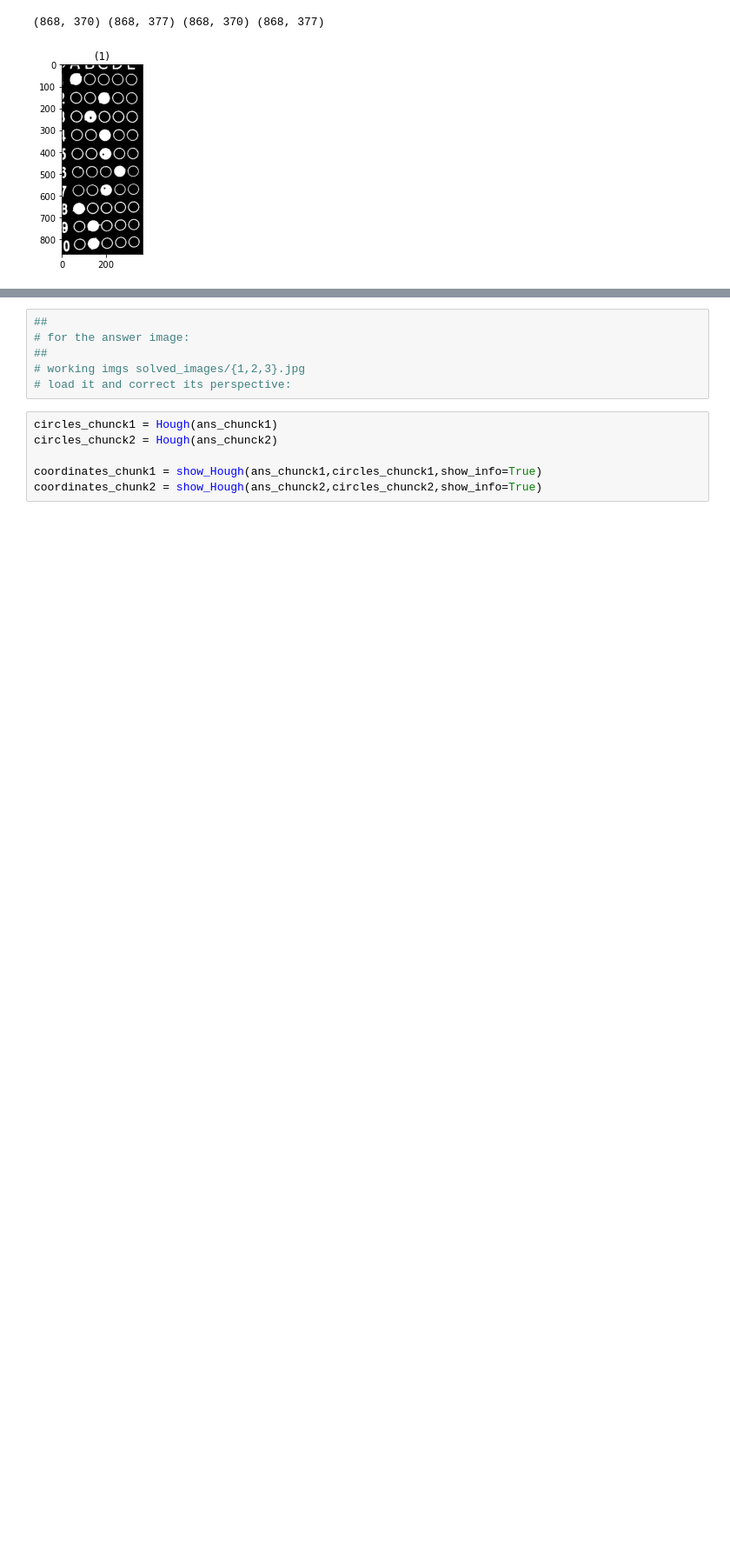
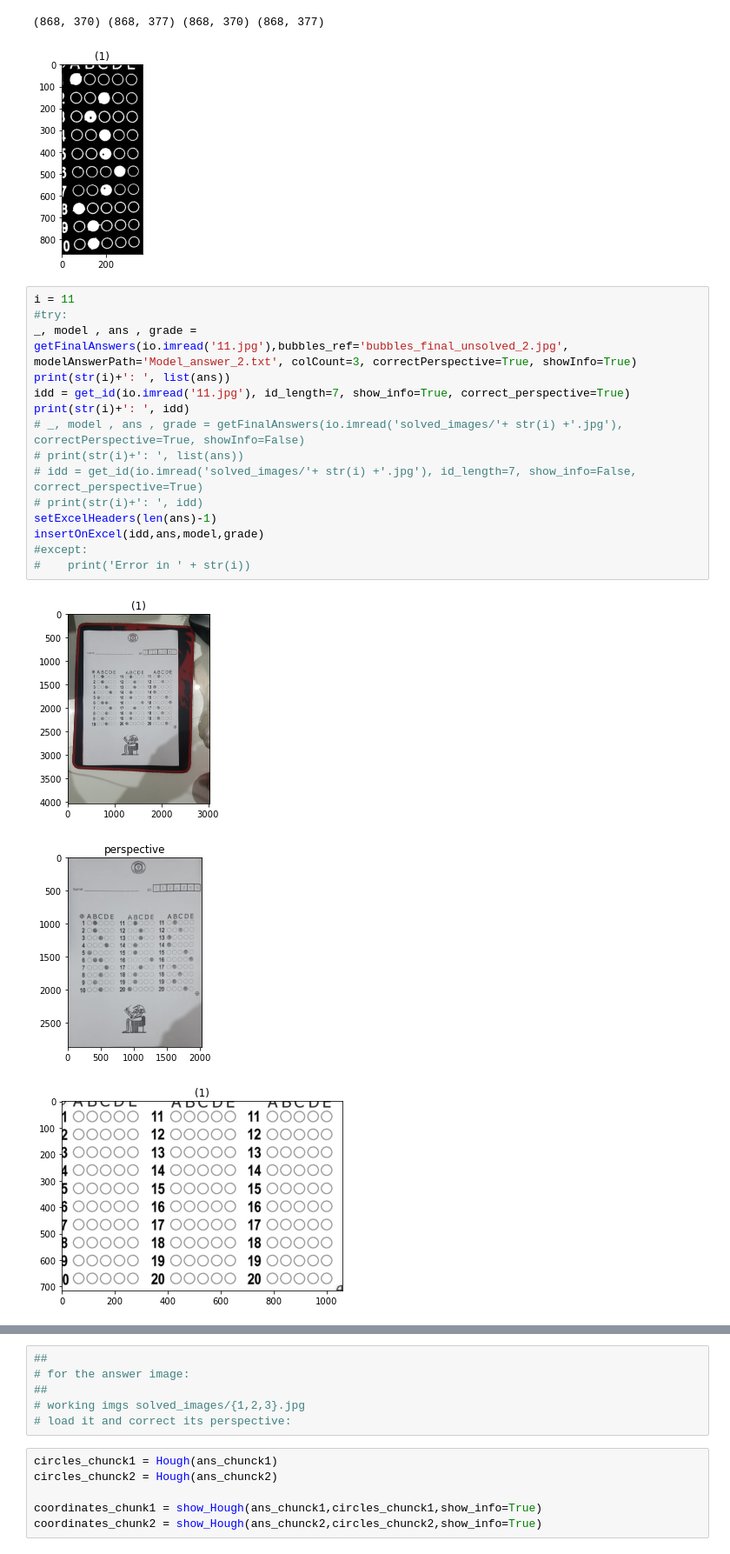
Before and after one commit to cufechs/Bubble-Sheet-Corrector, a Jupyter notebook: Playground/Evaluate_Answers/Evaluate_answers.ipynb, the cells around one changed output, grey strips where cells are left out. Shown at 87% size. Drawn from its saved outputs; the diff is of its cells as text; blank space fills up the shorter version.

Commit message:
evalute answer + excel is done

```diff
--- a/Playground/Evaluate_Answers/Evaluate_answers.ipynb
+++ b/Playground/Evaluate_Answers/Evaluate_answers.ipynb
@@ -162,3 +165,22 @@ show_images([ans_chunck1])
 [figure]
 (868, 370) (868, 377) (868, 370) (868, 377)
 [figure]
+# %%
+i = 11
+#try:
+_, model , ans , grade = getFinalAnswers(io.imread('11.jpg'),bubbles_ref='bubbles_final_unsolved_2.jpg', modelAnswerPath='Model_answer_2.txt', colCount=3, correctPerspective=True, showInfo=True)
+print(str(i)+': ', list(ans))
+idd = get_id(io.imread('11.jpg'), id_length=7, show_info=True, correct_perspective=True)
+print(str(i)+': ', idd)
+# _, model , ans , grade = getFinalAnswers(io.imread('solved_images/'+ str(i) +'.jpg'), correctPerspective=True, showInfo=False)
+# print(str(i)+': ', list(ans))
+# idd = get_id(io.imread('solved_images/'+ str(i) +'.jpg'), id_length=7, show_info=False, correct_perspective=True)
+# print(str(i)+': ', idd)
+setExcelHeaders(len(ans)-1)
+insertOnExcel(idd,ans,model,grade)
+#except:
+#    print('Error in ' + str(i))
+# %% [output]
+[figure, added]
+[figure, added]
+[figure, added]
```
Also changed, not shown: parts of 8 cells of this notebook, 12 other files.
